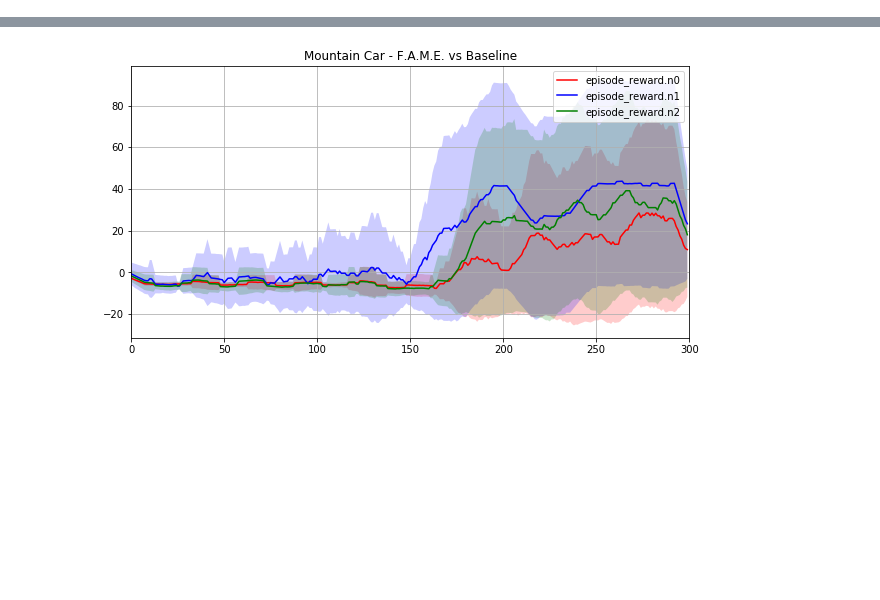
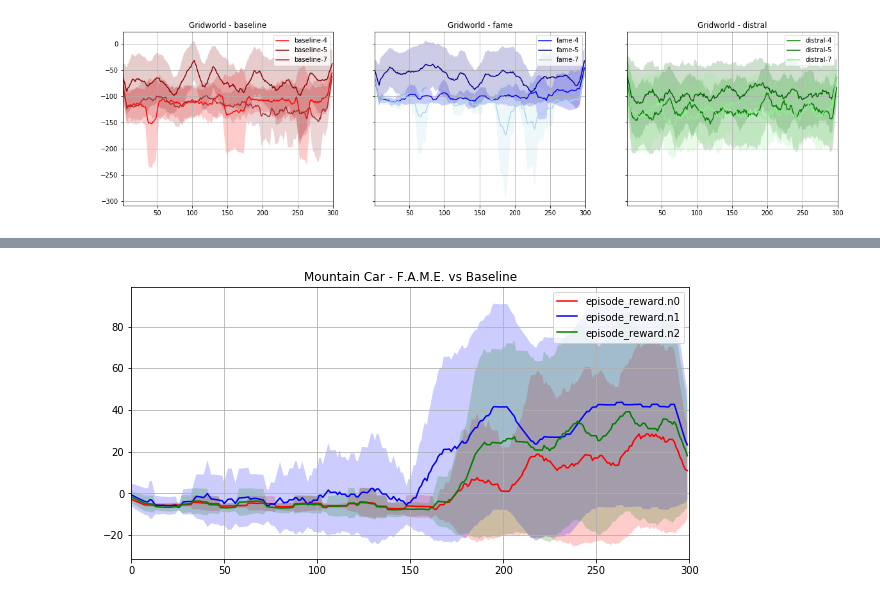
Before and after one commit to jlebensold/flrl-ddpg, a Jupyter notebook: notebooks/plots 2.ipynb, the cells around one changed output, grey strips where cells are left out. Drawn from its saved outputs; the diff is of its cells as text; code cells hidden in the pictures; blank space fills up the shorter version.

```diff
--- a/notebooks/plots 2.ipynb
+++ b/notebooks/plots 2.ipynb
@@ -15,23 +35,16 @@ COMET_REST_API_KEY="S3g50KZWG8zEgk1PLzKUn0eEq"
 # %%
-client = API(api_key=COMET_API_KEY, rest_api_key=COMET_REST_API_KEY)
-results = {
-    'fame': {},
-    'baseline': {}
-}
-reward_keys = ['episode_reward.n0', 'episode_reward.n1', 'episode_reward.n2']
 
-for tag in results.keys():
-    for ep_reward_key in reward_keys:
-        results[tag][ep_reward_key] = []
-
-for exp in client.get("jh-jl-rlfl/ddpg-mountaincarcontinuous"):
+for exp in client.get("jh-jl-rlfl/dqn-gridworldenv"):
     params = client.get_experiment_parameters(exp)
     metrics = client.get_experiment_metrics_raw(exp)
     tag = client.get_experiment_tags(exp)[0]
+    env_params = next(p for p in params if p['name'] == 'env_params')['valueMax']
 
     rewards = {}
     for ep_reward_key in reward_keys:
         rewards[ep_reward_key] = []
+
+
 
     for metric in metrics:
         if metric['metricName'] in reward_keys:
@@ -40,3 +53,29 @@ for exp in client.get("jh-jl-rlfl/ddpg-mountaincarcontinuous"):
     for ep_reward_key in reward_keys:
         # now that we have all the episode rewards, copy them to the root results:
         results[tag][ep_reward_key].append(rewards[ep_reward_key])
+
+
+colors = [['red', 'darkred', 'brown'],['blue', 'darkblue', 'lightblue'], ['green', 'darkgreen', 'lightgreen']]
+env_params = [int(n) for n in env_params.replace("'",'').replace(']','').replace('[','').split(',')]
+# %%
+fig, axs = plt.subplots(1,3, figsize=(20,5), sharey=True)
+
+for color_idx, algorithm in enumerate(['baseline','fame','distral']):
+    for idx, (key, result_set) in enumerate(results[algorithm].items()):
+        result_set = [s for s in result_set if len(s) > 290]
+        xs = np.arange(len(result_set[0]))
+        ys_mean = np.mean(result_set, axis=0)
+        std = np.std(result_set, axis=0)
+        upper = [ys_mean[idx] + std for idx,std in enumerate(std)]
+        lower = [ys_mean[idx] - std for idx,std in enumerate(std)]
+        axs[color_idx].plot(xs, smooth(ys_mean,15), label=f'{algorithm}-{env_params[idx]}', color=colors[color_idx][idx])
+        axs[color_idx].fill_between(xs, smooth(upper,15), smooth(lower,15), where=upper>=lower,  facecolor=colors[color_idx][idx],  interpolate=True, alpha=0.2)
+        axs[color_idx].set_title(f"Gridworld - {algorithm}")
+#ax.set_xlabel("Gravity (Inverse Pendulum)", fontsize=13)
+#ax.set_ylabel("Trailing 5-Episode Average Reward (5K frames)", fontsize=13)
+        axs[color_idx].grid()
+        axs[color_idx].legend()
+        axs[color_idx].set_xlim(1,300)
+plt.show()
+# %% [output]
+[figure, added]
```
Also changed, not shown: parts of 7 cells of this notebook.
